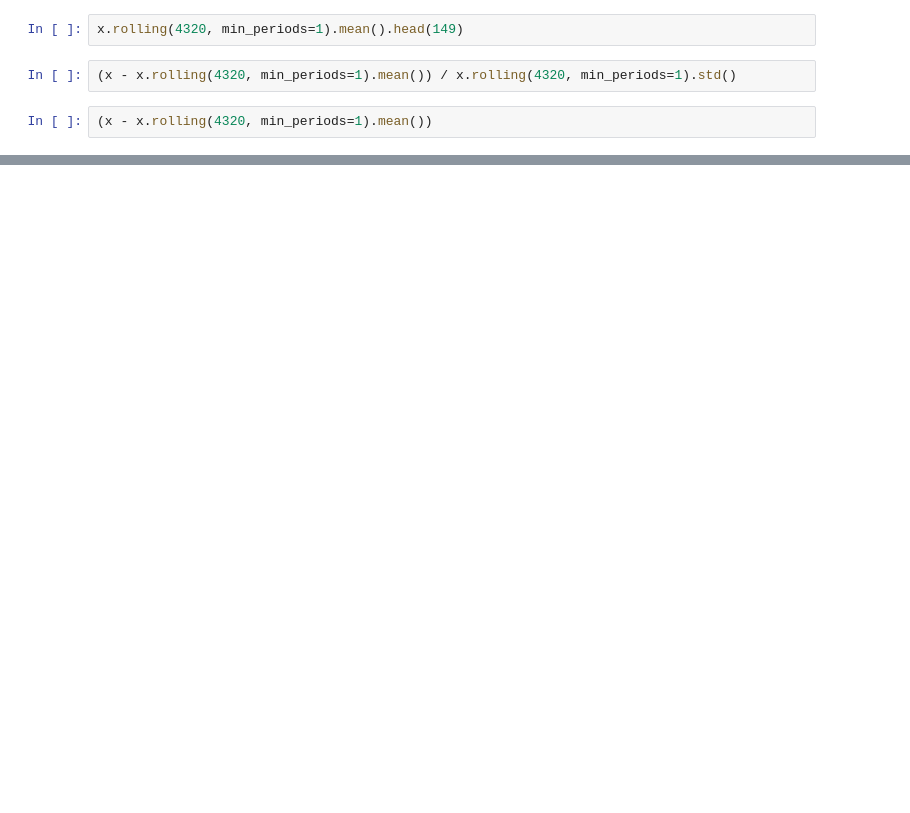
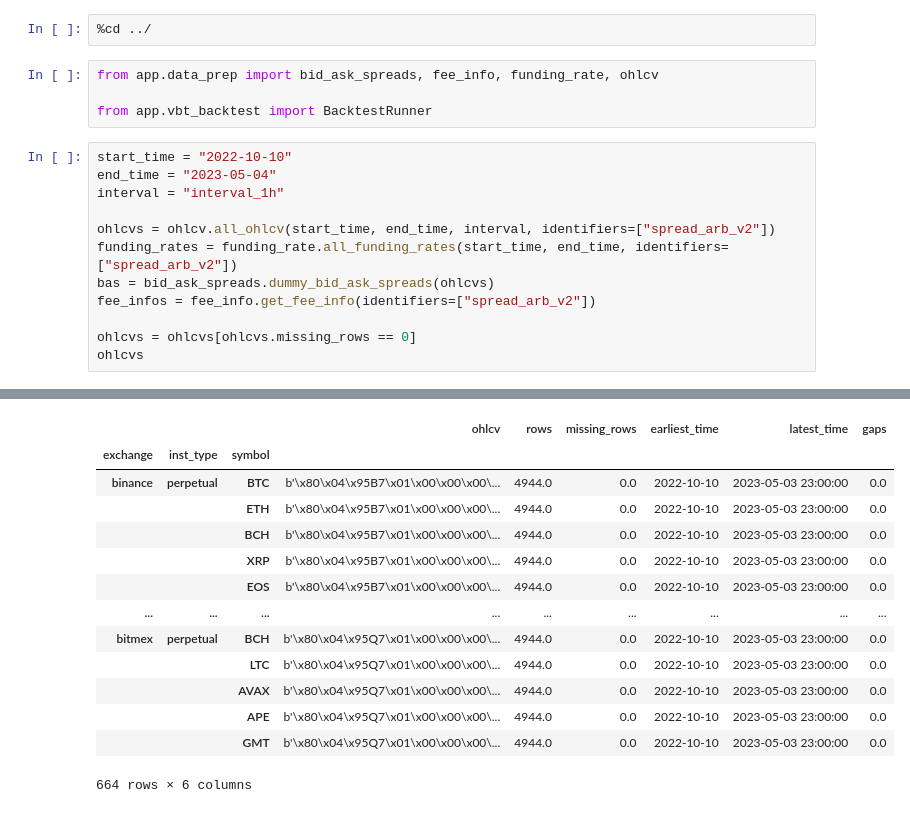
Before and after one commit to skswe/spreads-arb, a Jupyter notebook: notebooks/backtest.ipynb, the cells around one changed output, grey strips where cells are left out. Drawn from its saved outputs; the diff is of its cells as text; blank space fills up the shorter version.

```diff
--- a/notebooks/backtest.ipynb
+++ b/notebooks/backtest.ipynb
@@ -85,6 +1,19 @@ x.rolling(4320, min_periods=1).std().head(149)
-# %%
-x.rolling(4320, min_periods=1).mean().head(149)
-# %%
-(x - x.rolling(4320, min_periods=1).mean()) / x.rolling(4320, min_periods=1).std()
-# %%
-(x - x.rolling(4320, min_periods=1).mean())
+# %%
+%cd ../
+# %%
+from app.data_prep import bid_ask_spreads, fee_info, funding_rate, ohlcv
+
+from app.vbt_backtest import BacktestRunner
+# %%
+start_time = "2022-10-10"
+end_time = "2023-05-04"
+interval = "interval_1h"
+
+ohlcvs = ohlcv.all_ohlcv(start_time, end_time, interval, identifiers=["spread_arb_v2"])
+funding_rates = funding_rate.all_funding_rates(start_time, end_time, identifiers=["spread_arb_v2"])
+bas = bid_ask_spreads.dummy_bid_ask_spreads(ohlcvs)
+fee_infos = fee_info.get_fee_info(identifiers=["spread_arb_v2"])
+
+ohlcvs = ohlcvs[ohlcvs.missing_rows == 0]
+ohlcvs
+# %% [output]
@@ -90,0 +23,14 @@ x.rolling(4320, min_periods=1).mean().head(149)
+|  |  |  | ohlcv | rows | missing_rows | earliest_time | latest_time | gaps |
+| exchange | inst_type | symbol |  |  |  |  |  |  |
+| binance | perpetual | BTC | b'\x80\x04\x95B7\x01\x00\x00\x00\... | 4944.0 | 0.0 | 2022-10-10 | 2023-05-03 23:00:00 | 0.0 |
+|  |  | ETH | b'\x80\x04\x95B7\x01\x00\x00\x00\... | 4944.0 | 0.0 | 2022-10-10 | 2023-05-03 23:00:00 | 0.0 |
+|  |  | BCH | b'\x80\x04\x95B7\x01\x00\x00\x00\... | 4944.0 | 0.0 | 2022-10-10 | 2023-05-03 23:00:00 | 0.0 |
+|  |  | XRP | b'\x80\x04\x95B7\x01\x00\x00\x00\... | 4944.0 | 0.0 | 2022-10-10 | 2023-05-03 23:00:00 | 0.0 |
+|  |  | EOS | b'\x80\x04\x95B7\x01\x00\x00\x00\... | 4944.0 | 0.0 | 2022-10-10 | 2023-05-03 23:00:00 | 0.0 |
+| ... | ... | ... | ... | ... | ... | ... | ... | ... |
+| bitmex | perpetual | BCH | b'\x80\x04\x95Q7\x01\x00\x00\x00\... | 4944.0 | 0.0 | 2022-10-10 | 2023-05-03 23:00:00 | 0.0 |
+|  |  | LTC | b'\x80\x04\x95Q7\x01\x00\x00\x00\... | 4944.0 | 0.0 | 2022-10-10 | 2023-05-03 23:00:00 | 0.0 |
+|  |  | AVAX | b'\x80\x04\x95Q7\x01\x00\x00\x00\... | 4944.0 | 0.0 | 2022-10-10 | 2023-05-03 23:00:00 | 0.0 |
+|  |  | APE | b'\x80\x04\x95Q7\x01\x00\x00\x00\... | 4944.0 | 0.0 | 2022-10-10 | 2023-05-03 23:00:00 | 0.0 |
+|  |  | GMT | b'\x80\x04\x95Q7\x01\x00\x00\x00\... | 4944.0 | 0.0 | 2022-10-10 | 2023-05-03 23:00:00 | 0.0 |
+664 rows × 6 columns
```
Also changed, not shown: parts of 30 cells of this notebook, 46 other files.
